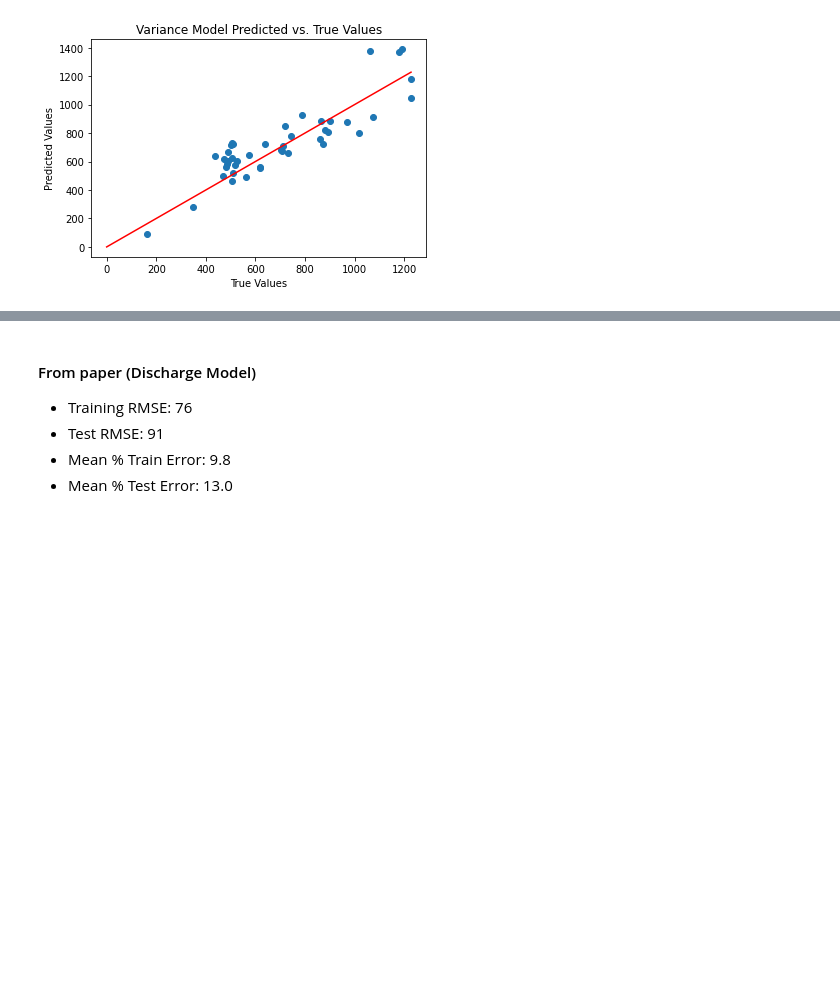
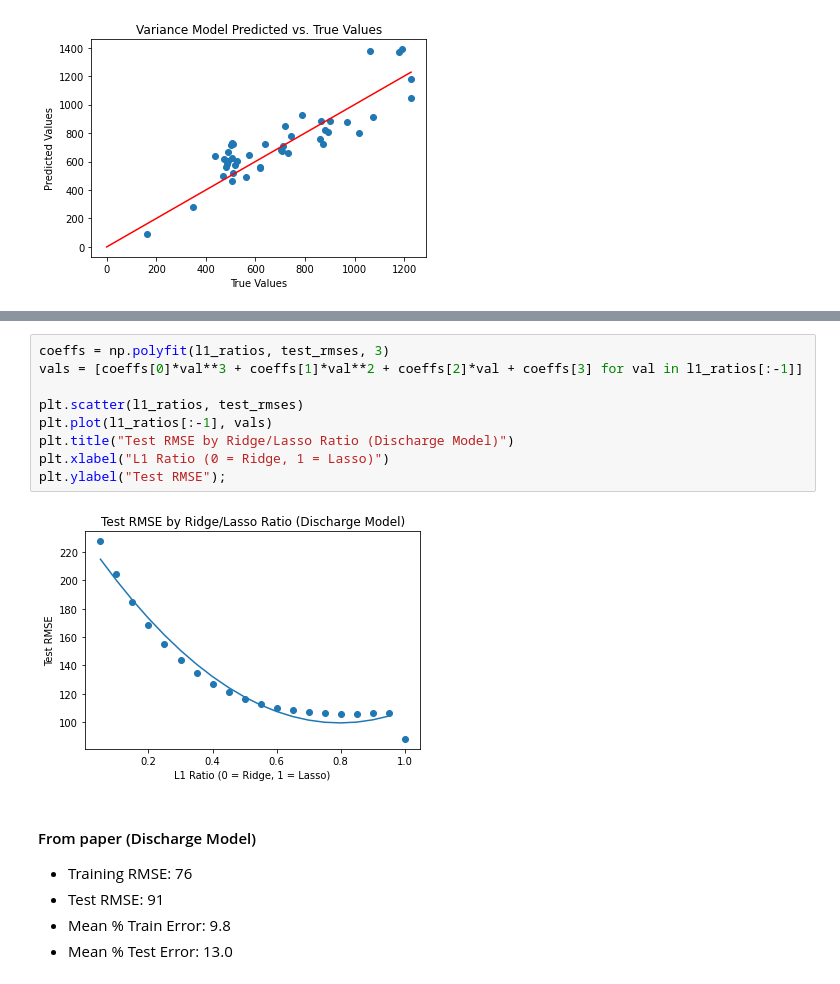
Before and after one commit to ayakkala1/TRI-Capstone, a Jupyter notebook: model_recreation.ipynb, the cells around one changed output, grey strips where cells are left out. Drawn from its saved outputs; the diff is of its cells as text; blank space fills up the shorter version.

```diff
--- a/model_recreation.ipynb
+++ b/model_recreation.ipynb
@@ -355,3 +772,14 @@ Mean % Test Error:  0.11019150889386012
+# %%
+coeffs = np.polyfit(l1_ratios, test_rmses, 3)
+vals = [coeffs[0]*val**3 + coeffs[1]*val**2 + coeffs[2]*val + coeffs[3] for val in l1_ratios[:-1]]
+
+plt.scatter(l1_ratios, test_rmses)
+plt.plot(l1_ratios[:-1], vals)
+plt.title("Test RMSE by Ridge/Lasso Ratio (Discharge Model)")
+plt.xlabel("L1 Ratio (0 = Ridge, 1 = Lasso)")
+plt.ylabel("Test RMSE");
+# %% [output]
+[figure, added]
 # %% [markdown]
 #### From paper (Discharge Model)
 * Training RMSE: 76
```
Also changed, not shown: parts of 31 cells of this notebook.
